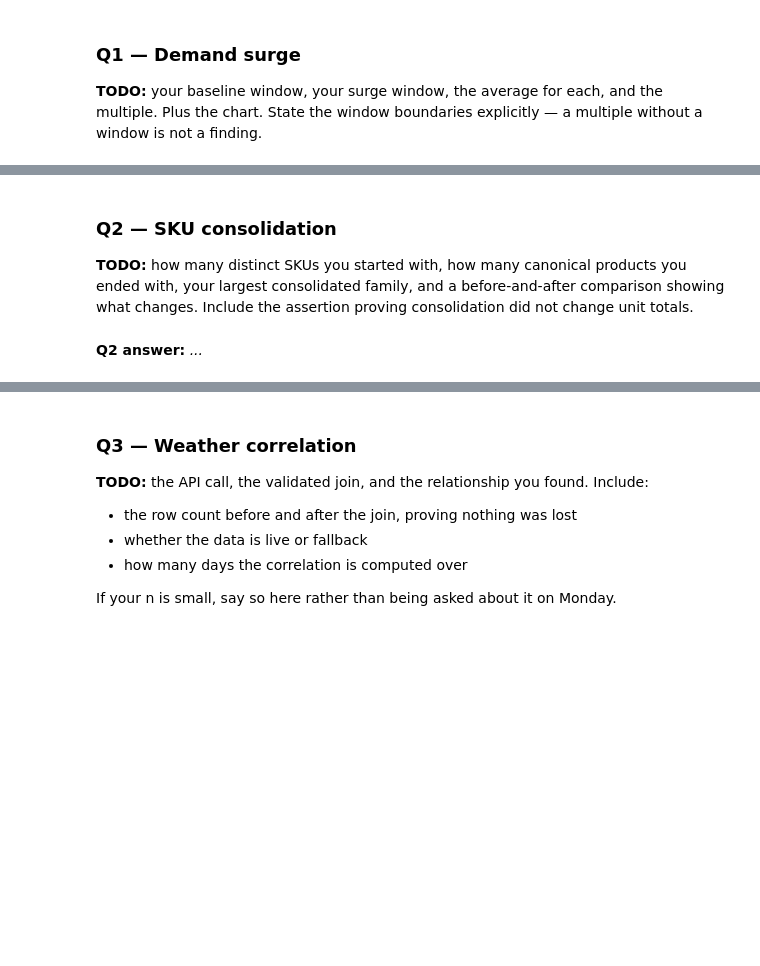
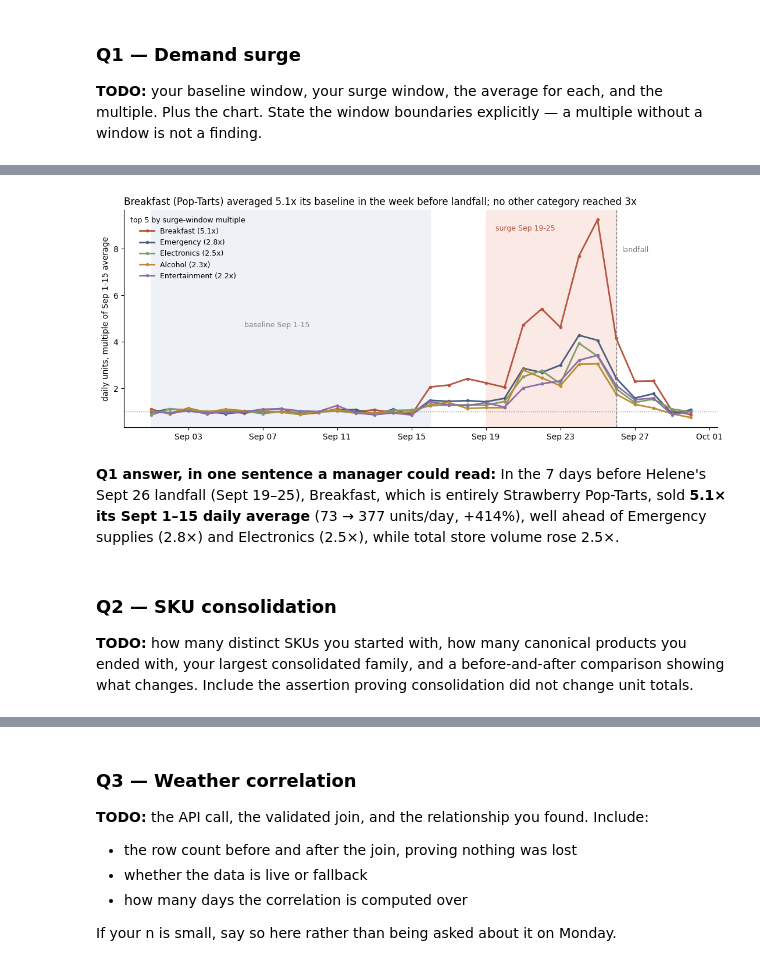
Before and after one commit to asomers205/DS2002FA26, a Jupyter notebook: notebooks/06-midterm-walmart/2026-10-30 — Midterm Progress — Lab.ipynb, the cells around one changed output, grey strips where cells are left out. Drawn from its saved outputs; the diff is of its cells as text; code cells hidden in the pictures; blank space fills up the shorter version.

```diff
--- a/notebooks/06-midterm-walmart/2026-10-30 — Midterm Progress — Lab.ipynb
+++ b/notebooks/06-midterm-walmart/2026-10-30 — Midterm Progress — Lab.ipynb
@@ -23,3 +232,35 @@ Presentations are Monday. If a question is not working, this is the last checkpo
+# %%
+top5 = q1.drop(index="All categories").index[:5]
+indexed = category_daily[top5] / q1.loc[top5, "baseline_avg_units_per_day"]
+
+fig, ax = plt.subplots(figsize=(11, 4.5))
+ax.axvspan(BASELINE[0], BASELINE[1] + pd.Timedelta(days=1), color="#eef1f5", zorder=0)
+ax.axvspan(SURGE[0], SURGE[1] + pd.Timedelta(days=1), color="#fbe9e5", zorder=0)
+colors = ["#b4553f", "#4a5d7e", "#7f9c6c", "#c08a2e", "#8a6fa8"]
+for category, color in zip(top5, colors):
+    ax.plot(indexed.index, indexed[category], marker="o", ms=3, lw=2, color=color,
+            label=f"{category} ({q1.loc[category, 'multiple']:.1f}x)")
+ax.axhline(1.0, ls=":", color="gray", lw=1)
+ax.axvline(LANDFALL, ls="--", color="gray", lw=1)
+ymax = indexed.max().max()
+ax.annotate("baseline Sep 1-15", xy=(BASELINE[0] + pd.Timedelta(days=5), ymax * 0.5), fontsize=9, color="gray")
+ax.annotate("surge Sep 19-25", xy=(SURGE[0] + pd.Timedelta(hours=12), ymax * 0.95), fontsize=9, color="#b4553f")
+ax.annotate("landfall", xy=(LANDFALL + pd.Timedelta(hours=8), ymax * 0.85), fontsize=9, color="gray")
+runner_up = q1.drop(index="All categories").iloc[1]
+ax.set_title(f"{q1_top_category} (Pop-Tarts) averaged {q1_multiple:.1f}x its baseline in the week before landfall; "
+             f"no other category reached {np.ceil(runner_up['multiple']):.0f}x", loc="left", fontsize=12)
+ax.set_ylabel("daily units, multiple of Sep 1-15 average")
+ax.xaxis.set_major_locator(mdates.DayLocator(interval=4))
+ax.xaxis.set_major_formatter(mdates.DateFormatter("%b %d"))
+ax.legend(frameon=False, fontsize=9, loc="upper left", title="top 5 by surge-window multiple", title_fontsize=9)
+for spine in ("top", "right"):
+    ax.spines[spine].set_visible(False)
+plt.tight_layout()
+plt.show()
+# %% [output]
+[figure, added]
+# %% [markdown]
+**Q1 answer, in one sentence a manager could read:** In the 7 days before Helene's Sept 26 landfall (Sept 19–25), Breakfast, which is entirely Strawberry Pop-Tarts, sold **5.1× its Sept 1–15 daily average** (73 → 377 units/day, +414%), well ahead of Emergency supplies (2.8×) and Electronics (2.5×), while total store volume rose 2.5×.
 # %% [markdown]
 ### Q2 — SKU consolidation
 
@@ -29,2 +267,0 @@ Presentations are Monday. If a question is not working, this is the last checkpo
-# %% [markdown]
-**Q2 answer:** _..._
```
Also changed, not shown: parts of 18 cells of this notebook.
